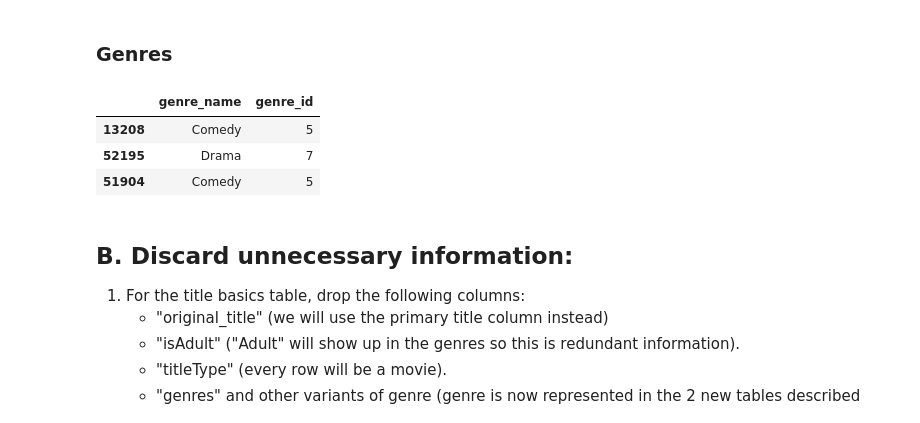
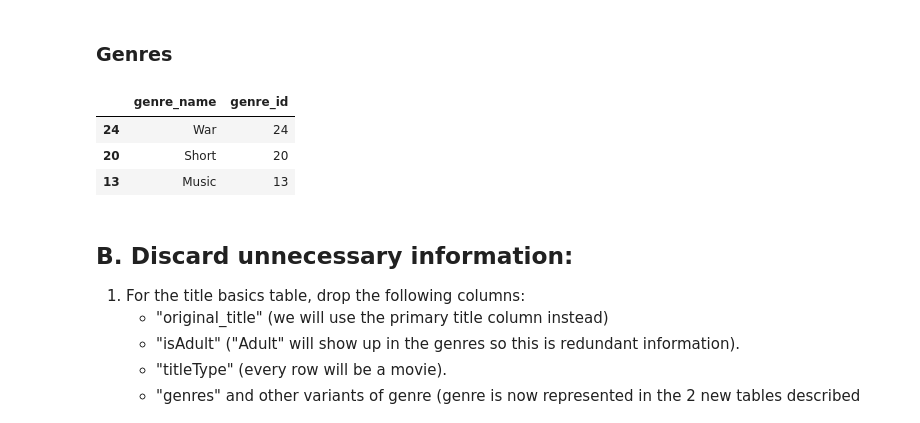
Before and after one commit to juDEcorous/Project-3-Part-1, a Jupyter notebook: Project 3 Part 3 MySQL.ipynb, the cells around one changed output. Drawn from its saved outputs; the diff is of its cells as text; code cells hidden in the pictures.

Commit message:
Updated Primary key for genres title

```diff
--- a/Project 3 Part 3 MySQL.ipynb
+++ b/Project 3 Part 3 MySQL.ipynb
@@ -220,14 +220,14 @@ title_genres.sample(3)
 # %% [markdown]
 ### Genres
 # %%
-genres = genres.drop(columns = 'tconst')
-genres = genres.rename(columns = {'genre_split' : 'genre_name'})
+genres = pd.DataFrame({'genre_name': genre_map.keys(),
+                       'genre_id': genre_map.values()})
 genres.sample(3)
 # %% [output]
 |  | genre_name | genre_id |
-| 13208 | Comedy | 5 |
-| 52195 | Drama | 7 |
-| 51904 | Comedy | 5 |
+| 24 | War | 24 |
+| 20 | Short | 20 |
+| 13 | Music | 13 |
 # %% [markdown]
 ## B.  Discard unnecessary information:
 1. For the title basics table, drop the following columns:
```
Also changed, not shown: parts of 13 cells of this notebook.
